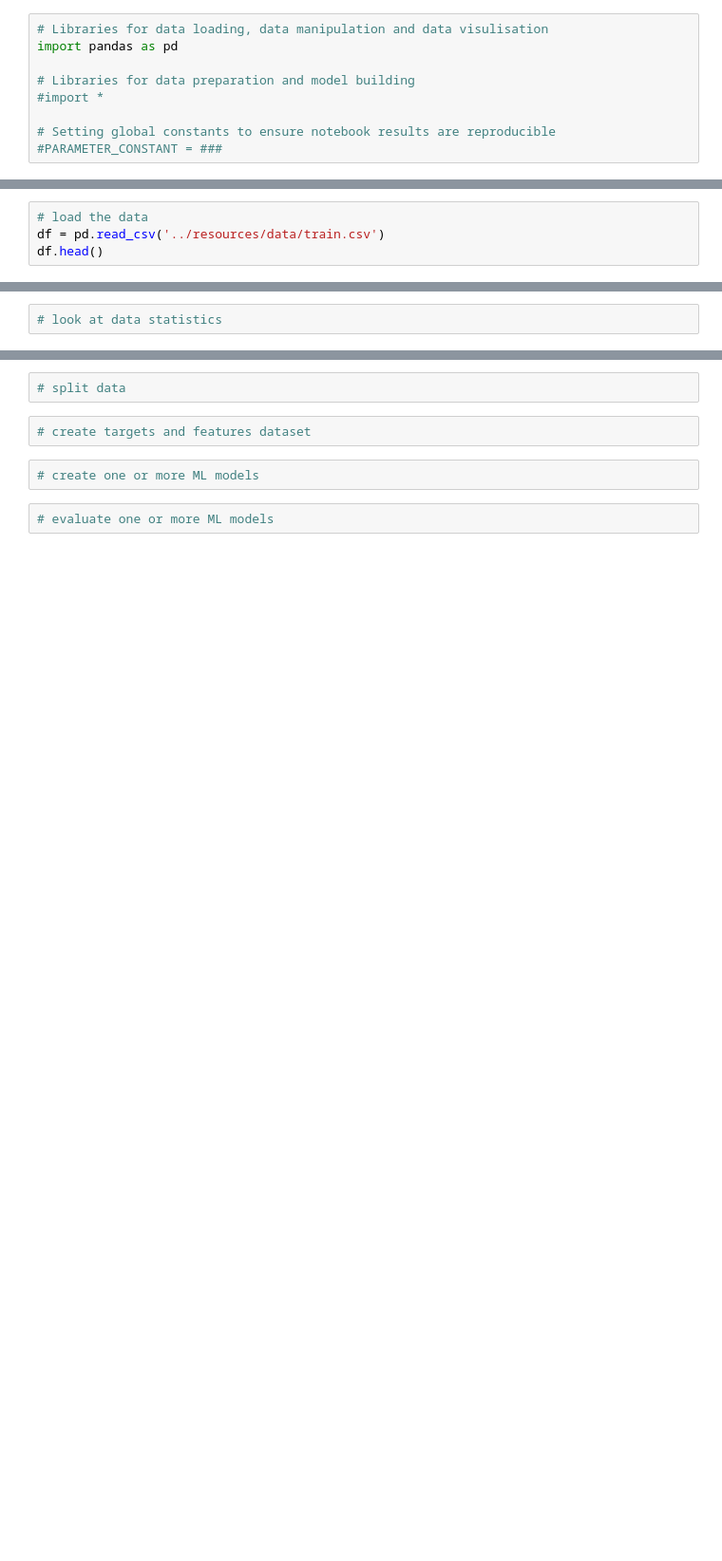
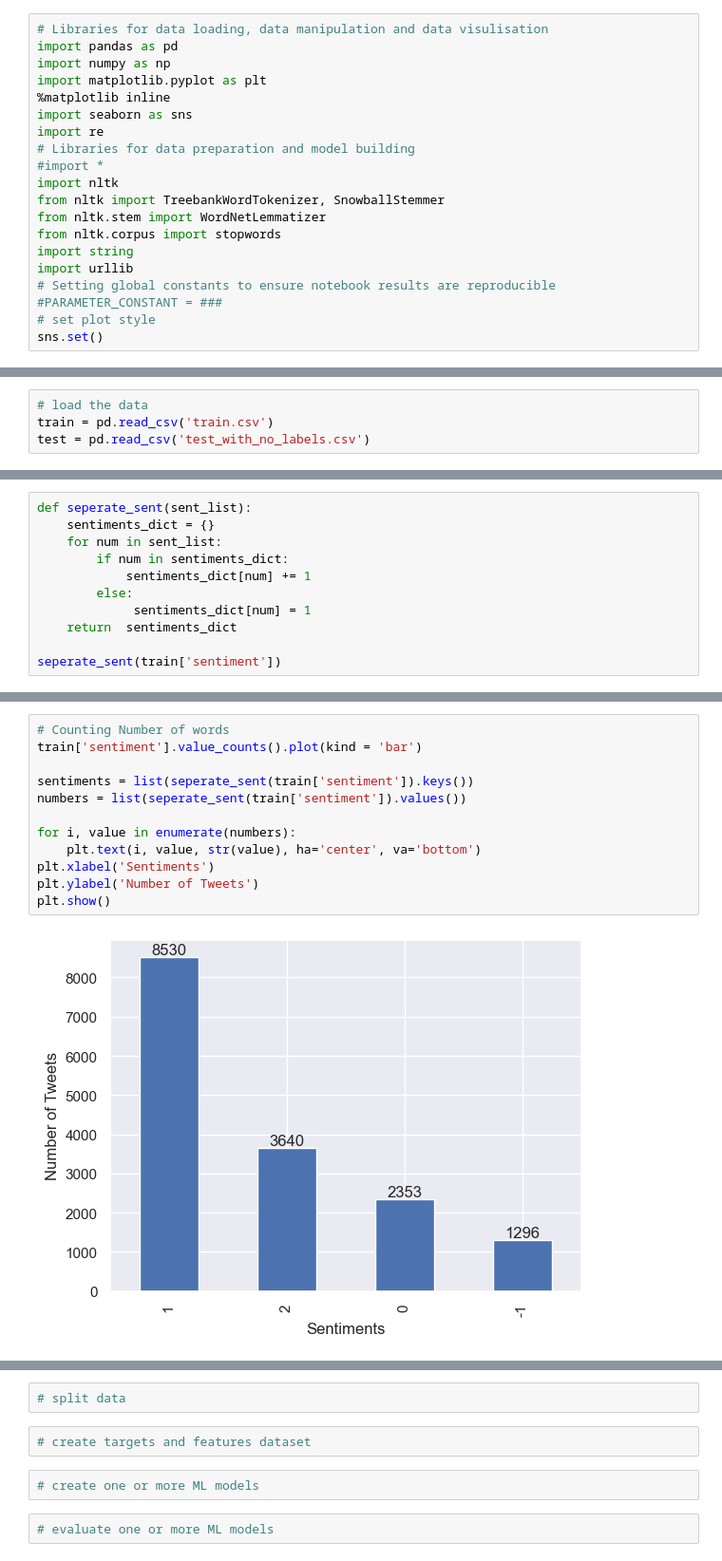
Before and after one commit to Classifix/Classifix, a Jupyter notebook: Advanced_Classification/starter-notebook.ipynb, the cells around one changed output, grey strips where cells are left out. Shown at 95% size. Cells and saved outputs as stored; diff of their text form; blank space fills up the shorter version.

```diff
--- a/Advanced_Classification/starter-notebook.ipynb
+++ b/Advanced_Classification/starter-notebook.ipynb
@@ -60,10 +87,21 @@ On top of this, she has provided you with a starter notebook containing vague ex
 # %%
 # Libraries for data loading, data manipulation and data visulisation
 import pandas as pd
-
+import numpy as np
+import matplotlib.pyplot as plt
+%matplotlib inline
+import seaborn as sns
+import re
 # Libraries for data preparation and model building
 #import *
-
+import nltk
+from nltk import TreebankWordTokenizer, SnowballStemmer
+from nltk.stem import WordNetLemmatizer
+from nltk.corpus import stopwords
+import string
+import urllib
 # Setting global constants to ensure notebook results are reproducible
 #PARAMETER_CONSTANT = ###
+# set plot style
+sns.set()
 # %% [markdown]
@@ -81,5 +119,5 @@ import pandas as pd
 ---
 # %%
 # load the data
-df = pd.read_csv('../resources/data/train.csv')
-df.head()
+train = pd.read_csv('train.csv')
+test = pd.read_csv('test_with_no_labels.csv')
@@ -105,0 +192,11 @@ df.head()
+# %%
+def seperate_sent(sent_list):
+    sentiments_dict = {}
+    for num in sent_list:
+        if num in sentiments_dict:
+            sentiments_dict[num] += 1
+        else:
+             sentiments_dict[num] = 1
+    return  sentiments_dict
+
+seperate_sent(train['sentiment'])
@@ -106,2 +205,14 @@ df.head()
 # %%
-# look at data statistics
+# Counting Number of words
+train['sentiment'].value_counts().plot(kind = 'bar')
+
+sentiments = list(seperate_sent(train['sentiment']).keys())
+numbers = list(seperate_sent(train['sentiment']).values())
+
+for i, value in enumerate(numbers):
+    plt.text(i, value, str(value), ha='center', va='bottom')
+plt.xlabel('Sentiments')
+plt.ylabel('Number of Tweets')
+plt.show()
+# %% [output]
+[figure, added]
```
Also changed, not shown: parts of 36 cells of this notebook.
